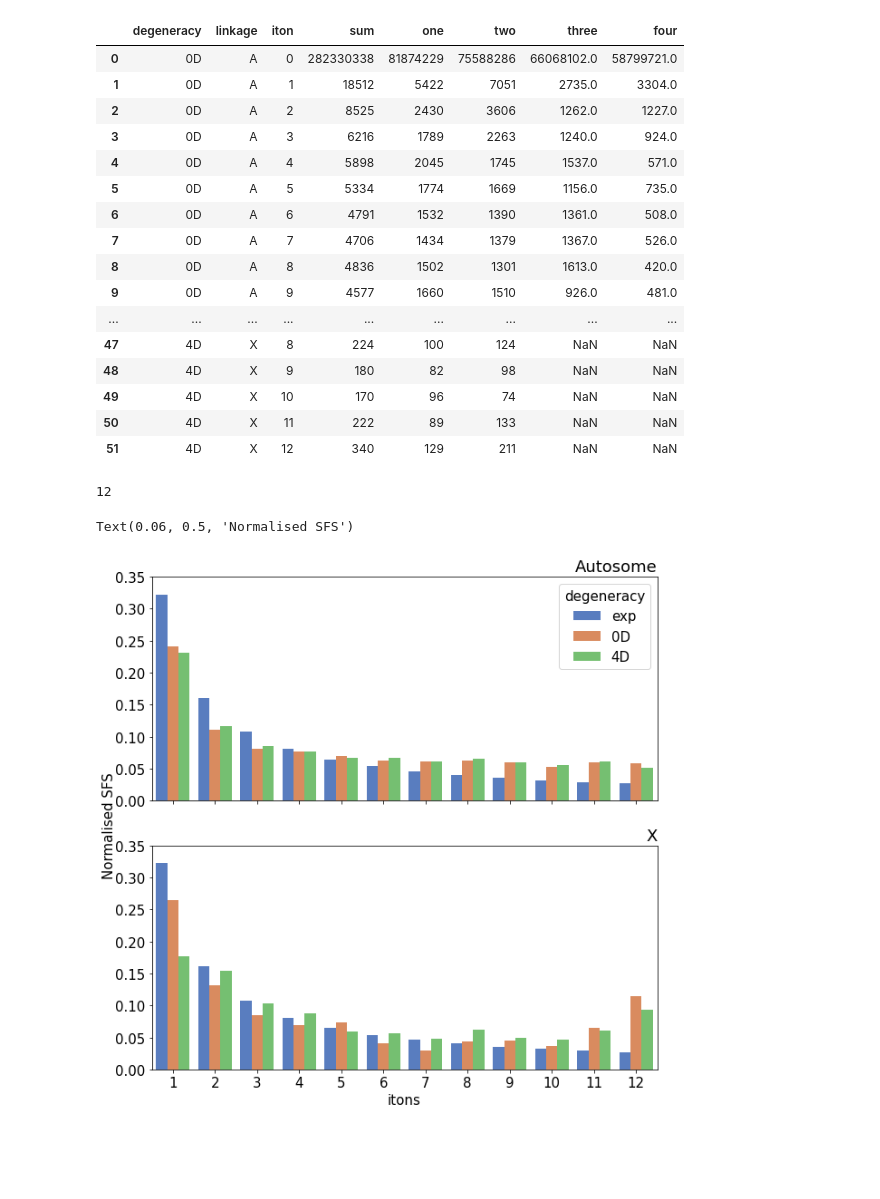
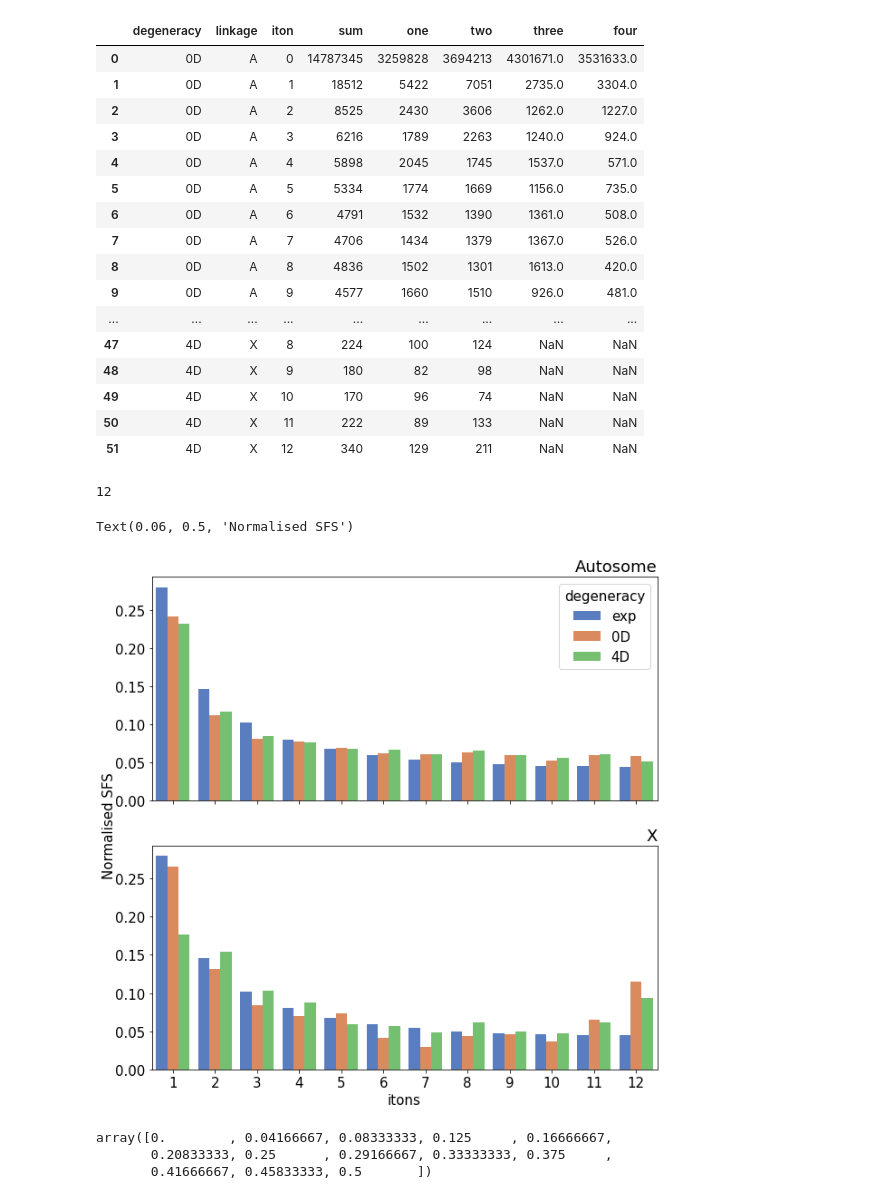
Before and after one commit to samebdon/springtail_haploid_selection, a Jupyter notebook: SFS.ipynb, the cells around one changed output. Cells and saved outputs as stored; diff of their text form; code cells hidden in the pictures; blank space fills up the shorter version.

```diff
--- a/SFS.ipynb
+++ b/SFS.ipynb
@@ -6,12 +6,12 @@ import seaborn as sns
 # %%
 # these are all foldedSFS
 # %%
-sfs_df = pd.read_csv('data/results/a_fusca_sfs.csv')
+sfs_df = pd.read_csv('data/results/a_fusca_sfs.tsv', sep='\t')
 # %%
 sfs_df
 # %% [output]
 |  | degeneracy | linkage | iton | sum | one | two | three | four |
-| 0 | 0D | A | 0 | 282330338 | 81874229 | 75588286 | 66068102.0 | 58799721.0 |
+| 0 | 0D | A | 0 | 14787345 | 3259828 | 3694213 | 4301671.0 | 3531633.0 |
 | 1 | 0D | A | 1 | 18512 | 5422 | 7051 | 2735.0 | 3304.0 |
 | 2 | 0D | A | 2 | 8525 | 2430 | 3606 | 1262.0 | 1227.0 |
 | 3 | 0D | A | 3 | 6216 | 1789 | 2263 | 1240.0 | 924.0 |
@@ -28,10 +28,10 @@ sfs_df
 | 50 | 4D | X | 11 | 222 | 89 | 133 | NaN | NaN |
 | 51 | 4D | X | 12 | 340 | 129 | 211 | NaN | NaN |
 # %%
-zero_A_sfs = sfs_df[(sfs_df['degeneracy']=='0D') & (sfs_df['linkage']=='A')]['sum']
-four_A_sfs = sfs_df[(sfs_df['degeneracy']=='4D') & (sfs_df['linkage']=='A')]['sum']
-zero_X_sfs = sfs_df[(sfs_df['degeneracy']=='0D') & (sfs_df['linkage']=='X')]['sum']
-four_X_sfs = sfs_df[(sfs_df['degeneracy']=='4D') & (sfs_df['linkage']=='X')]['sum']
+zero_A_sfs = sfs_df[(sfs_df['degeneracy']=='0D') & (sfs_df['linkage']=='A')].reset_index()['sum']
+four_A_sfs = sfs_df[(sfs_df['degeneracy']=='4D') & (sfs_df['linkage']=='A')].reset_index()['sum']
+zero_X_sfs = sfs_df[(sfs_df['degeneracy']=='0D') & (sfs_df['linkage']=='X')].reset_index()['sum']
+four_X_sfs = sfs_df[(sfs_df['degeneracy']=='4D') & (sfs_df['linkage']=='X')].reset_index()['sum']
 # %%
 def norm_sfs(sfs):
     sfs = sfs.to_numpy(dtype=float)[1:]
@@ -49,3 +45,11 @@ sfs_exp /= np.sum(sfs_exp)
+# %%
+nsamp = len(zero_A_sfs_norm)
+sfs_exp_un = [1/i for i in range(1,2*nsamp)]
+sfs_exp_un /= np.sum(sfs_exp_un)
+flipped = np.flip(sfs_exp_un)
+sfs_exp = sfs_exp_un + flipped #sum them together for the 'folding'
+sfs_exp = sfs_exp[0:nsamp] # only look at the minor allele counts
+#sfs_exp[-1] = sfs_exp[-1]/2 # because we've counted the entry for this twice
 # %%
 len(sfs_exp)
 # %% [output]
@@ -67,33 +71,39 @@ sns.set_palette('muted')
 fig, axs = plt.subplots(nrows = 2, figsize = [10,10], sharex=True)
 
 a_ax = axs[0]
 x_ax = axs[1]
 
 sns.barplot(data = a_sfs_df,
             x='itons',
             y = 'sfs',
             hue = 'degeneracy',
             ax = a_ax)
 
 sns.barplot(data = x_sfs_df,
             x='itons',
             y = 'sfs',
             hue = 'degeneracy',
             ax = x_ax)
 
 a_ax.set_title('Autosome', loc='right')
 a_ax.set_xlabel('')
 a_ax.set_ylabel('')
-a_ax.set_ylim([0,0.35])
+#a_ax.set_ylim([0,0.35])
 
 x_ax.set_title('X', loc='right')
 x_ax.set_ylabel('')
 x_ax.get_legend().remove()
-x_ax.set_ylim([0,0.35])
+#x_ax.set_ylim([0,0.35])
 
 fig.text(0.06, 0.5, 'Normalised SFS', ha='center', va='center', rotation='vertical')
 
 ## 1 male sample, so 23 possible haplotypes, i dont think?
 # %% [output]
 Text(0.06, 0.5, 'Normalised SFS')
-[figure, old version]
+[figure, new version]
+# %%
+(np.arange(len(zero_A_sfs))/(2*len(zero_A_sfs[1:])))
+# %% [output]
+array([0.        , 0.04166667, 0.08333333, 0.125     , 0.16666667,
+       0.20833333, 0.25      , 0.29166667, 0.33333333, 0.375     ,
+       0.41666667, 0.45833333, 0.5       ])
```
Also changed, not shown: parts of 13 cells of this notebook, 3 other files.
